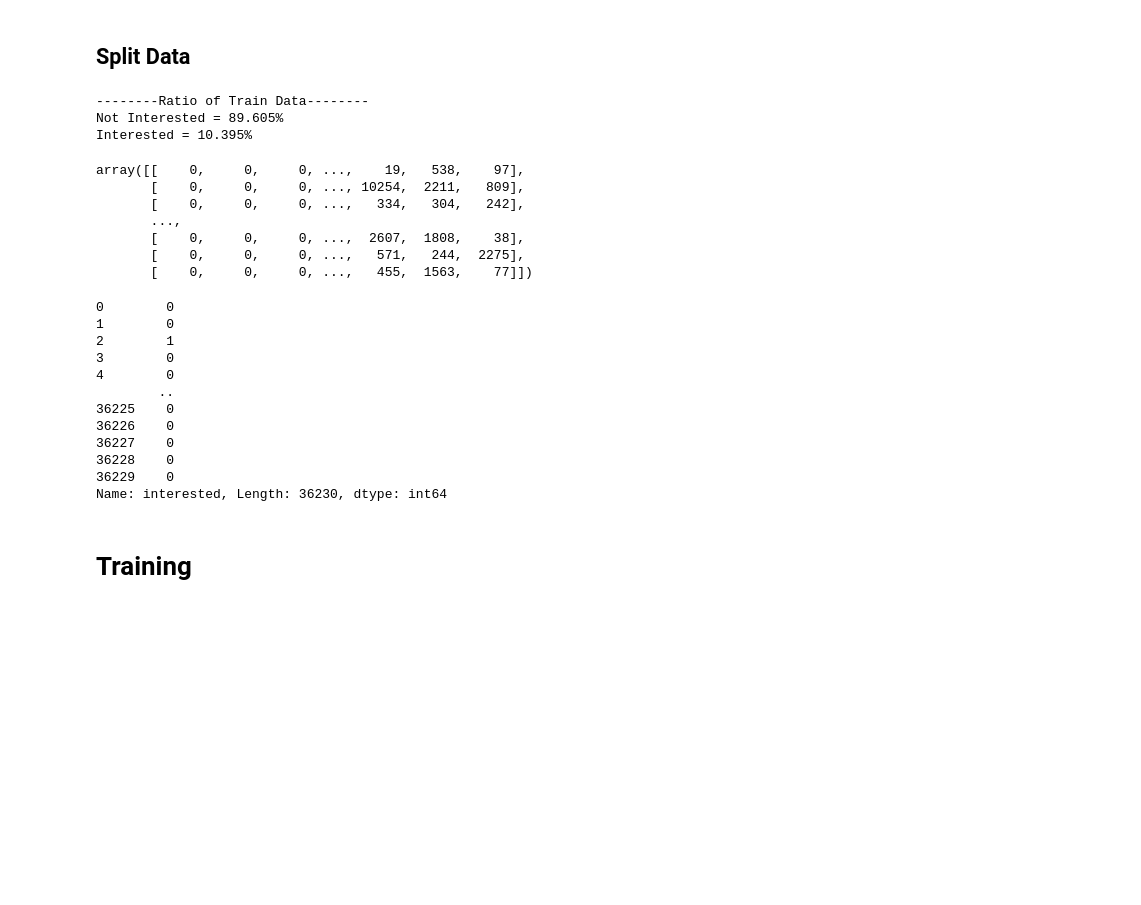
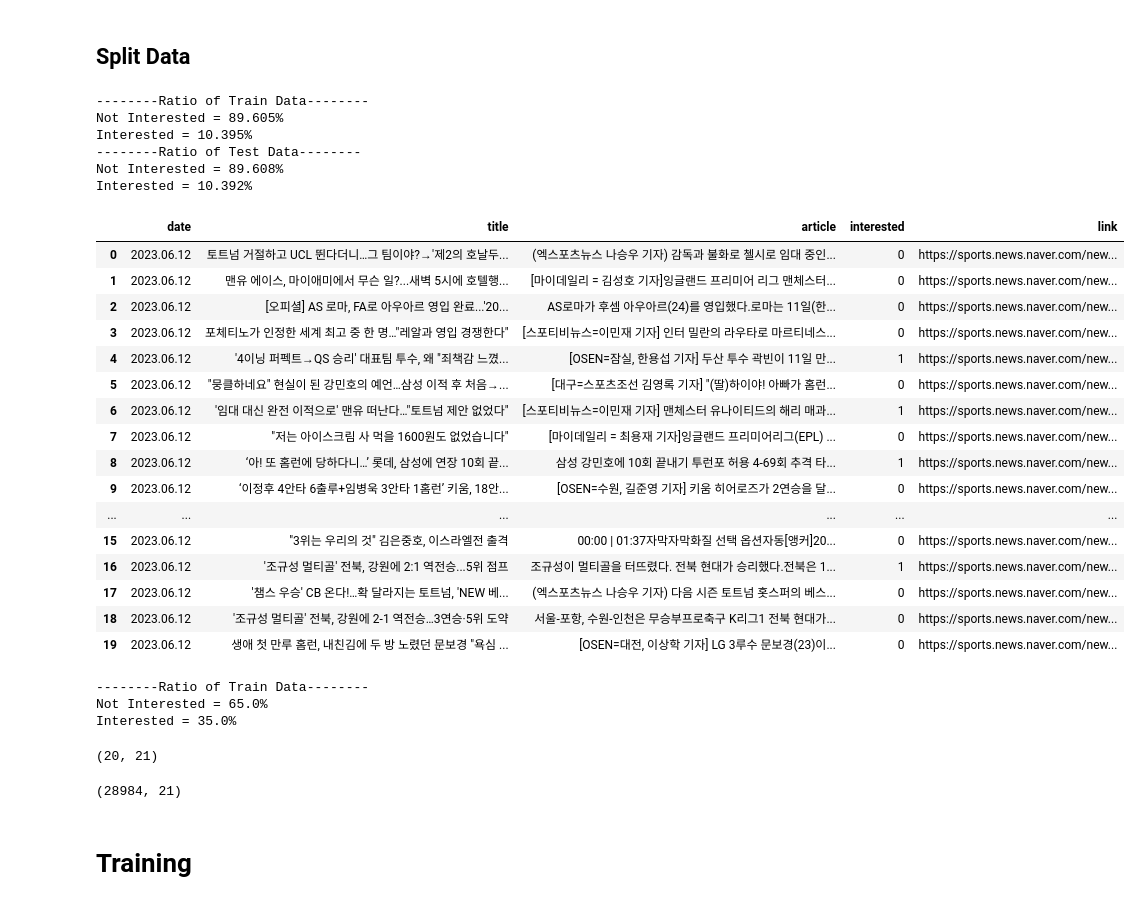
Before and after one commit to DataVisualizationPjt/Text_Classification, a Jupyter notebook: Train.ipynb, the cells around one changed output. Drawn from its saved outputs; the diff is of its cells as text; code cells hidden in the pictures; blank space fills up the shorter version.

```diff
--- a/Train.ipynb
+++ b/Train.ipynb
@@ -36,36 +41,49 @@ df
 # %% [markdown]
 ## Split Data
 # %%
-x_train, y_train = pre_train(df['title'], df['interested'], split=False)
+x_train, x_val, y_train, y_val = pre_train(df['title'], df['interested'], split=True)
 # %% [output]
 --------Ratio of Train Data--------
 Not Interested = 89.605%
 Interested = 10.395%
+--------Ratio of Test Data--------
+Not Interested = 89.608%
+Interested = 10.392%
+# %%
+df2 = pd.read_csv('./today_news.csv')
+df2
+# %% [output]
+|  | date | title | article | interested | link |
+| 0 | 2023.06.12 | 토트넘 거절하고 UCL 뛴다더니…그 팀이야?→'제2의 호날두... | (엑스포츠뉴스 나승우 기자) 감독과 불화로 첼시로 임대 중인... | 0 | https://sports.news.naver.com/new... |
+| 1 | 2023.06.12 | 맨유 에이스, 마이애미에서 무슨 일?...새벽 5시에 호텔행... | [마이데일리 = 김성호 기자]잉글랜드 프리미어 리그 맨체스터... | 0 | https://sports.news.naver.com/new... |
+| 2 | 2023.06.12 | [오피셜] AS 로마, FA로 아우아르 영입 완료...'20... | AS로마가 후셈 아우아르(24)를 영입했다.로마는 11일(한... | 0 | https://sports.news.naver.com/new... |
+| 3 | 2023.06.12 | 포체티노가 인정한 세계 최고 중 한 명…"레알과 영입 경쟁한다" | [스포티비뉴스=이민재 기자] 인터 밀란의 라우타로 마르티네스... | 0 | https://sports.news.naver.com/new... |
+| 4 | 2023.06.12 | '4이닝 퍼펙트→QS 승리' 대표팀 투수, 왜 "죄책감 느꼈... | [OSEN=잠실, 한용섭 기자] 두산 투수 곽빈이 11일 만... | 1 | https://sports.news.naver.com/new... |
+| 5 | 2023.06.12 | "뭉클하네요" 현실이 된 강민호의 예언…삼성 이적 후 처음→... | [대구=스포츠조선 김영록 기자] "(딸)하이야! 아빠가 홈런... | 0 | https://sports.news.naver.com/new... |
+| 6 | 2023.06.12 | '임대 대신 완전 이적으로' 맨유 떠난다…"토트넘 제안 없었다" | [스포티비뉴스=이민재 기자] 맨체스터 유나이티드의 해리 매과... | 1 | https://sports.news.naver.com/new... |
+| 7 | 2023.06.12 | "저는 아이스크림 사 먹을 1600원도 없었습니다" | [마이데일리 = 최용재 기자]잉글랜드 프리미어리그(EPL) ... | 0 | https://sports.news.naver.com/new... |
+| 8 | 2023.06.12 | ‘아! 또 홈런에 당하다니…’ 롯데, 삼성에 연장 10회 끝... | 삼성 강민호에 10회 끝내기 투런포 허용 4-69회 추격 타... | 1 | https://sports.news.naver.com/new... |
+| 9 | 2023.06.12 | ‘이정후 4안타 6출루+임병욱 3안타 1홈런’ 키움, 18안... | [OSEN=수원, 길준영 기자] 키움 히어로즈가 2연승을 달... | 0 | https://sports.news.naver.com/new... |
+| ... | ... | ... | ... | ... | ... |
+| 15 | 2023.06.12 | "3위는 우리의 것" 김은중호, 이스라엘전 출격 | 00:00 | 01:37자막자막화질 선택 옵션자동[앵커]20... | 0 | https://sports.news.naver.com/new... |
+| 16 | 2023.06.12 | '조규성 멀티골' 전북, 강원에 2:1 역전승...5위 점프 | 조규성이 멀티골을 터뜨렸다. 전북 현대가 승리했다.전북은 1... | 1 | https://sports.news.naver.com/new... |
+| 17 | 2023.06.12 | '챔스 우승' CB 온다!…확 달라지는 토트넘, 'NEW 베... | (엑스포츠뉴스 나승우 기자) 다음 시즌 토트넘 홋스퍼의 베스... | 0 | https://sports.news.naver.com/new... |
+| 18 | 2023.06.12 | '조규성 멀티골' 전북, 강원에 2-1 역전승…3연승·5위 도약 | 서울-포항, 수원-인천은 무승부프로축구 K리그1 전북 현대가... | 0 | https://sports.news.naver.com/new... |
+| 19 | 2023.06.12 | 생애 첫 만루 홈런, 내친김에 두 방 노렸던 문보경 "욕심 ... | [OSEN=대전, 이상학 기자] LG 3루수 문보경(23)이... | 0 | https://sports.news.naver.com/new... |
+# %%
+x_test, y_test = pre_train(df2['title'], df2['interested'], split=False)
+# %% [output]
+--------Ratio of Train Data--------
+Not Interested = 65.0%
+Interested = 35.0%
+# %%
+x_test.shape
+# %% [output]
+(20, 21)
 # %%
-x_train
+x_train.shape
 # %% [output]
-array([[    0,     0,     0, ...,    19,   538,    97],
-       [    0,     0,     0, ..., 10254,  2211,   809],
-       [    0,     0,     0, ...,   334,   304,   242],
-       ...,
-       [    0,     0,     0, ...,  2607,  1808,    38],
-       [    0,     0,     0, ...,   571,   244,  2275],
-       [    0,     0,     0, ...,   455,  1563,    77]])
+(28984, 21)
-# %%
-y_train
-# %% [output]
-0        0
-1        0
-2        1
-3        0
-4        0
-        ..
-36225    0
-36226    0
-36227    0
-36228    0
-36229    0
-Name: interested, Length: 36230, dtype: int64
 # %% [markdown]
 # Training
 # %%
```
Also changed, not shown: parts of 24 cells of this notebook, 4 other files.
